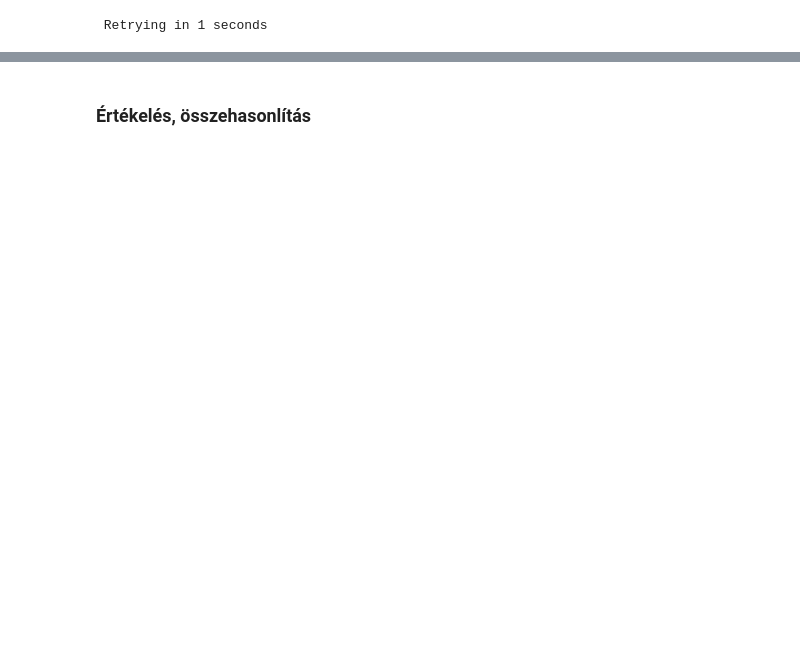
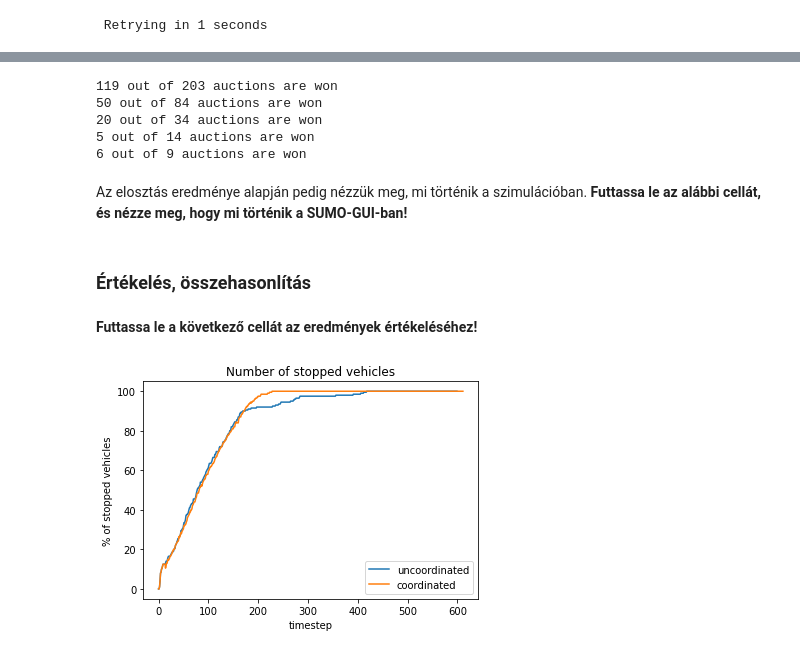
Before and after one commit to alelevente/bprof_mi_multiagent, a Jupyter notebook: multiagent_lab_HU.ipynb, the cells around one changed output, grey strips where cells are left out. Saved outputs shown, nothing was run; the diff lists cells and outputs as text; code cells hidden in the pictures; blank space fills up the shorter version.

```diff
--- a/multiagent_lab_HU.ipynb
+++ b/multiagent_lab_HU.ipynb
@@ -52,0 +114,3 @@ helper.run_basic_simulation(gui_needed = True, scenario = baseline_scenario)
+# %%
+import numpy as np
+starting_prices = np.random.normal(300, 15, 228)
@@ -52,0 +165,4 @@ helper.run_basic_simulation(gui_needed = True, scenario = baseline_scenario)
+# %%
+import parking_lot_preferences
+preference_function = parking_lot_preferences.BalancedCostDistancePreference(distance_mtx, parking_capacities)
+#preference_function = parking_lot_preferences.min_price
@@ -52,0 +173,15 @@ helper.run_basic_simulation(gui_needed = True, scenario = baseline_scenario)
+# %%
+#árverések és vevők létrehozása:
+auctions, buyers = helper.init_auction_method(parking_capacities, vehicle_ids,
+                                       starting_prices,
+                                       preference_function)
+#árverések futtatása:
+auction_result = helper.run_auctions(auctions, buyers, verbose=True)
+# %% [output]
+119 out of 203 auctions are won
+50 out of 84 auctions are won
+20 out of 34 auctions are won
+5 out of 14 auctions are won
+6 out of 9 auctions are won
+# %% [markdown]
+Az elosztás eredménye alapján pedig nézzük meg, mi történik a szimulációban. **Futtassa le az alábbi cellát, és nézze meg, hogy mi történik a SUMO-GUI-ban!**
@@ -53,2 +195,18 @@ helper.run_basic_simulation(gui_needed = True, scenario = baseline_scenario)
 # %% [markdown]
 ### **Értékelés, összehasonlítás**
+# %% [markdown]
+**Futtassa le a következő cellát az eredmények értékeléséhez!**
+# %%
+#beolvasandó eredményfájl
+uncoordinated_output = "outputs/basic_output.xml"
+coordinated_output = "outputs/with_auctions.xml"
+
+#eredményfájl beolvasása (idő, érték) változópárokba:
+t_uncoordinated, v_uncoordinated = helper.get_stopped_vehicles_from_output(uncoordinated_output)
+t_coordinated, v_coordinated = helper.get_stopped_vehicles_from_output(coordinated_output)
+#eredmények megjelenítése:
+helper.plot_stopped_vehicles([t_uncoordinated, t_coordinated],
+                             [v_uncoordinated, v_coordinated],
+                             ["uncoordinated", "coordinated"]);
+# %% [output]
+[figure, added]
```
Also changed, not shown: parts of 23 cells of this notebook, 6 other files.
